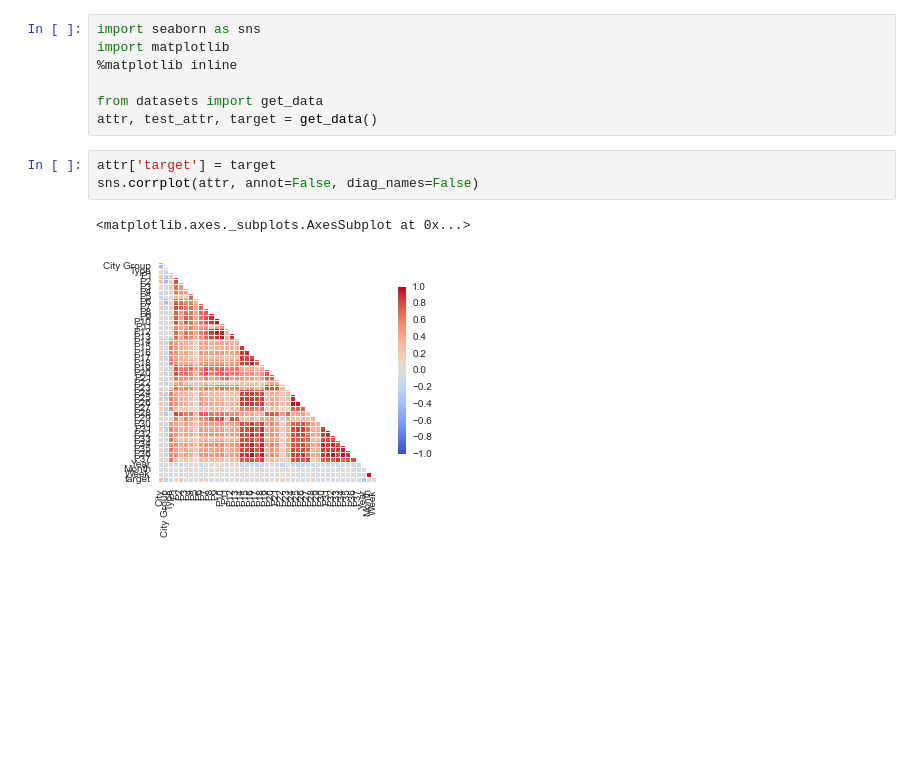
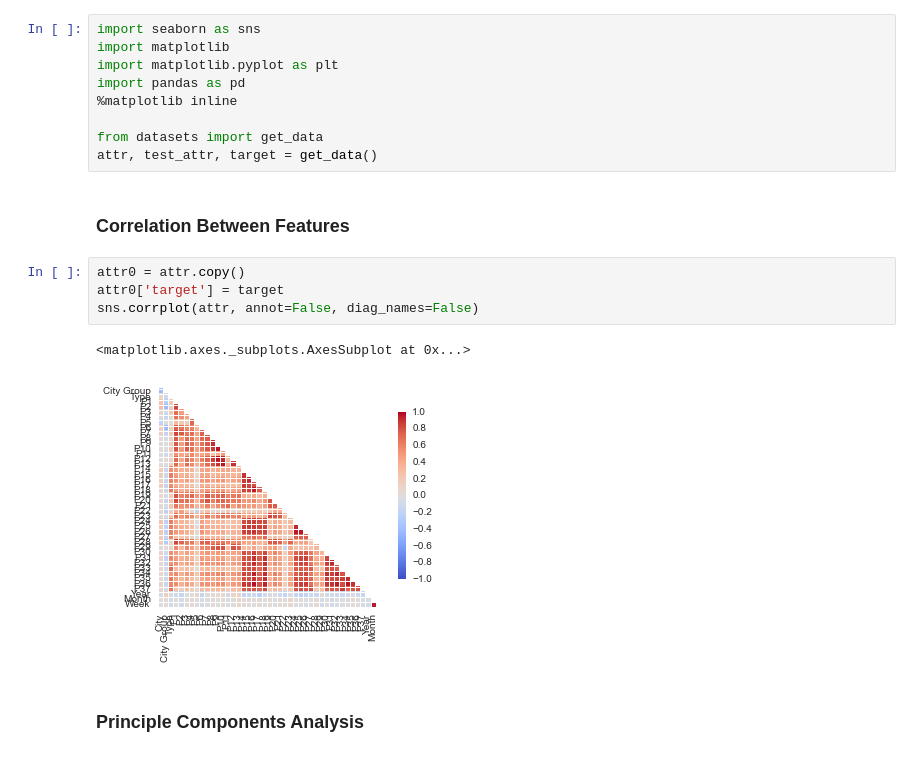
Before and after one commit to rothnic/restaurant_revenue, a Jupyter notebook: Data Visualization.ipynb, the cells around one changed output. Drawn from its saved outputs; the diff is of its cells as text; blank space fills up the shorter version.

```diff
--- a/Data Visualization.ipynb
+++ b/Data Visualization.ipynb
@@ -1,13 +1,20 @@
 # %%
 import seaborn as sns
 import matplotlib
+import matplotlib.pyplot as plt
+import pandas as pd
 %matplotlib inline
 
 from datasets import get_data
 attr, test_attr, target = get_data()
+# %% [markdown]
+### Correlation Between Features
 # %%
-attr['target'] = target
+attr0 = attr.copy()
+attr0['target'] = target
 sns.corrplot(attr, annot=False, diag_names=False)
 # %% [output]
 <matplotlib.axes._subplots.AxesSubplot at 0x...>
-[figure, old version]
+[figure, new version]
+# %% [markdown]
+### Principle Components Analysis
```
Also changed, not shown: parts of 8 cells of this notebook, 1 other file.
